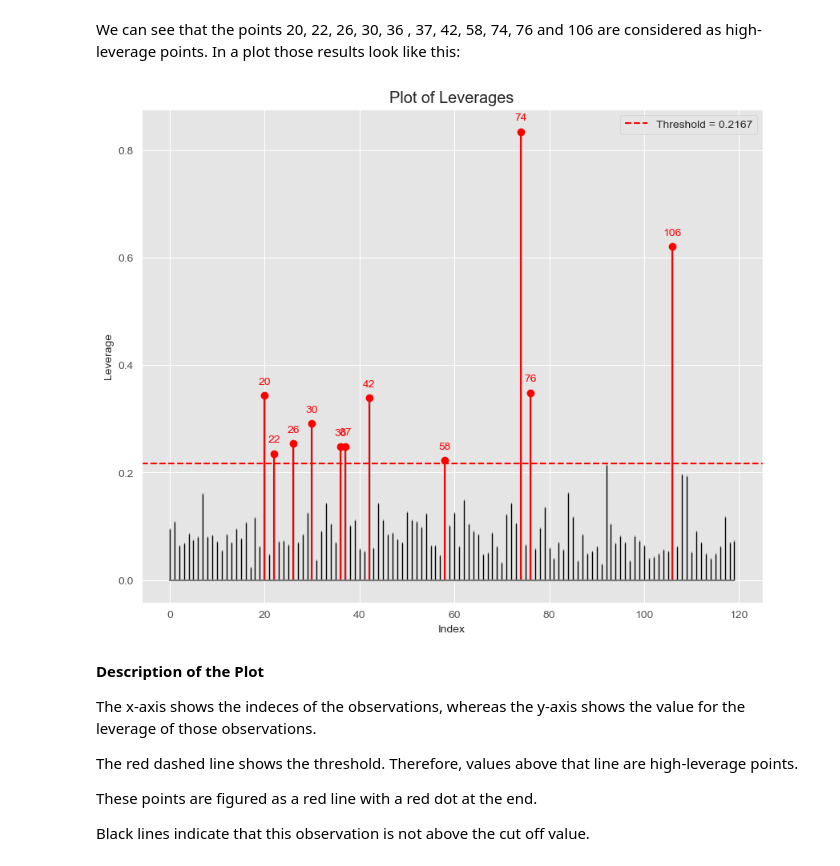
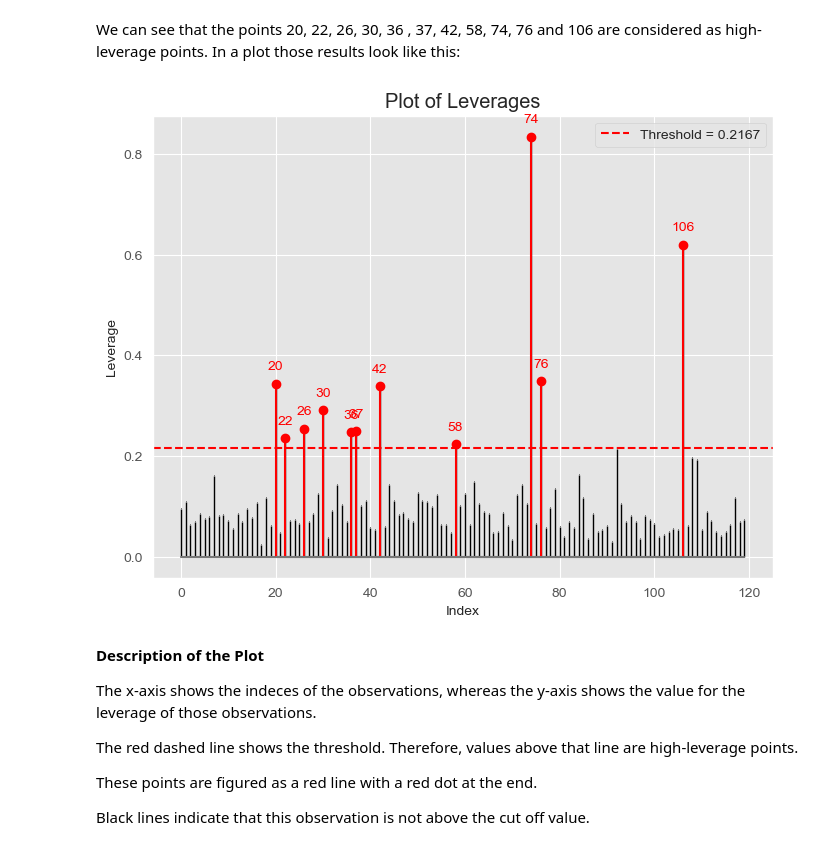
Before and after one commit to Statsomat/OLSAI, a Jupyter notebook: ColabNotebooks/CacaoPL_v2.ipynb, the cells around one changed output. Saved outputs shown, nothing was run; the diff lists cells and outputs as text; code cells hidden in the pictures.

```diff
--- a/ColabNotebooks/CacaoPL_v2.ipynb
+++ b/ColabNotebooks/CacaoPL_v2.ipynb
@@ -362,26 +362,26 @@ Index: 106, Leverage: 0.6200
 # %% [markdown]
 We can see that the points 20, 22, 26, 30, 36 , 37, 42, 58, 74, 76 and 106 are considered as high-leverage points. In a plot those results look like this:
 # %%
-plt.figure(figsize=(10, 8))
+plt.figure(figsize=(8, 6))
 stemlines, baseline, markerline = plt.stem(np.arange(len(leverage)), leverage, markerfmt=",")
 plt.setp(stemlines, 'color', plt.getp(markerline, 'color'))
 plt.setp(markerline, markersize=5)
 plt.setp(baseline, 'color', 'black', 'linewidth', 1)
 
 for i in high_leverage_points:
     plt.annotate(i, (i, leverage[i]), textcoords="offset points", xytext=(0,10), ha='center', color='red')
 
 high_stemlines = plt.stem(high_leverage_points, leverage[high_leverage_points], linefmt='r')
 plt.setp(high_stemlines[0], 'color', 'red')
 
 plt.axhline(y=threshold_leverage, color='r', linestyle='--', label=f'Threshold = {threshold_leverage:.4f}')
 plt.xlabel('Index')
 plt.ylabel("Leverage")
 plt.title("Plot of Leverages")
 plt.legend()
 plt.show()
 # %% [output]
-[figure, old version]
+[figure, new version]
 # %% [markdown]
 **Description of the Plot**
 
```
Also changed, not shown: parts of 6 cells of this notebook.
